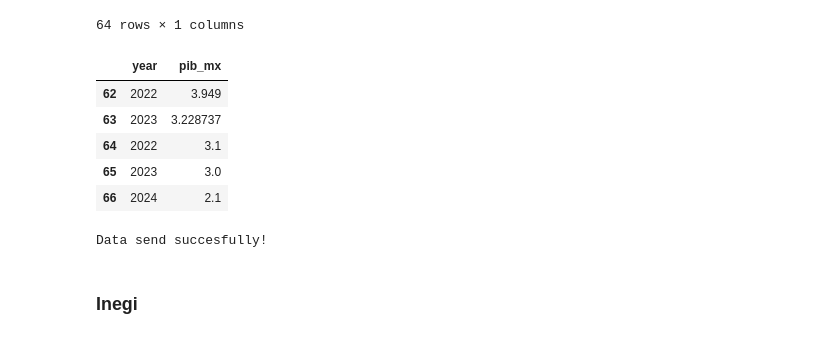
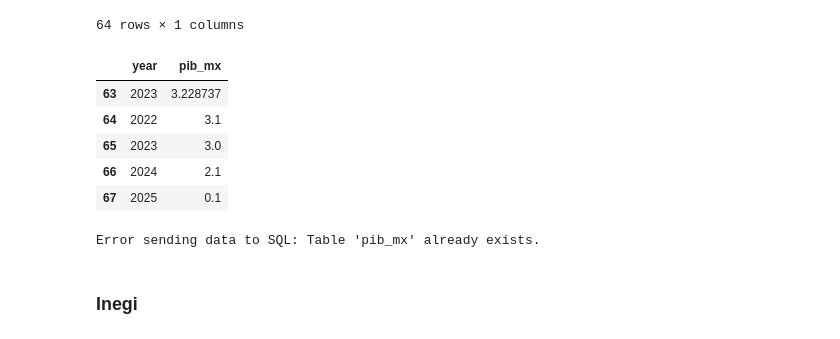
Before and after one commit to EliasCA93/Mexican_BI, a Jupyter notebook: Data_gathering.ipynb, the cells around one changed output. Saved outputs shown, nothing was run; the diff lists cells and outputs as text; code cells hidden in the pictures.

Commit message:
fix: enhance data config, and viz

```diff
--- a/Data_gathering.ipynb
+++ b/Data_gathering.ipynb
@@ -606,27 +574,28 @@ pib_mx
 # %%
 pib_mx.reset_index(inplace=True)
 # %%
-pib_2022_2024 = {"year": [2022, 2023, 2024], "pib_mx": [3.1, 3.0, 2.1]}
+pib_2022_2024 = {"year": [2022, 2023, 2024, 2025], "pib_mx": [3.1, 3.0, 2.1, 0.1]}
 pib2add = pd.DataFrame(pib_2022_2024)
 pib_mx = pd.concat([pib_mx,pib2add])
 pib_mx.reset_index(drop=True, inplace=True)
 pib_mx.tail()
 # %% [output]
 |  | year | pib_mx |
-| 62 | 2022 | 3.949 |
 | 63 | 2023 | 3.228737 |
 | 64 | 2022 | 3.1 |
 | 65 | 2023 | 3.0 |
 | 66 | 2024 | 2.1 |
+| 67 | 2025 | 0.1 |
 # %%
 # Send data to mysql database
+table_name = 'pib_mx'
 send_sql_data(
     db_connection,
     pib_mx,
-    'pib_mx'
+    table_name
 )
 # %% [output]
-Data send succesfully!
+Error sending data to SQL: Table 'pib_mx' already exists.
 # %% [markdown]
 ### Inegi
 # %%
```
Also changed, not shown: parts of 42 cells of this notebook, 2 other files.
